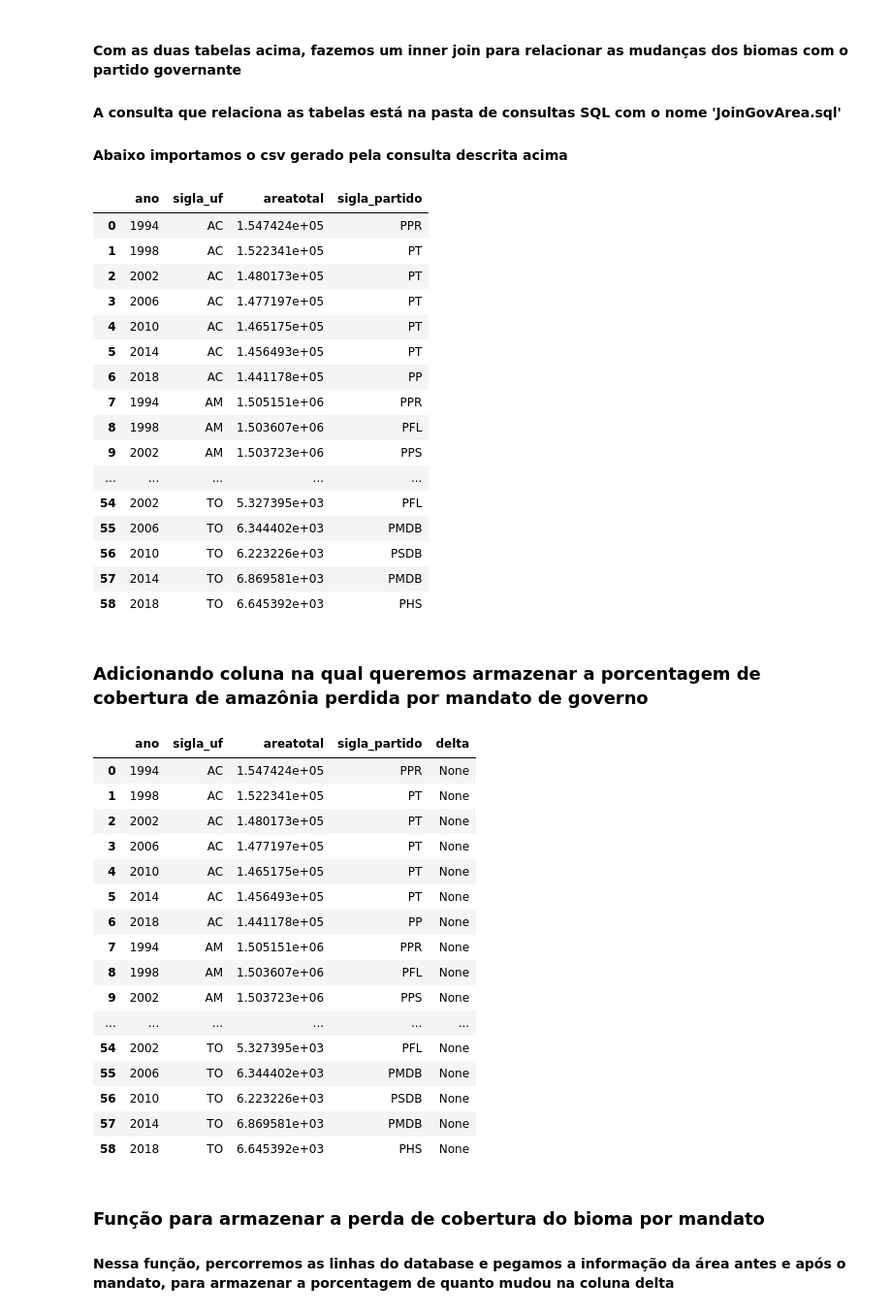
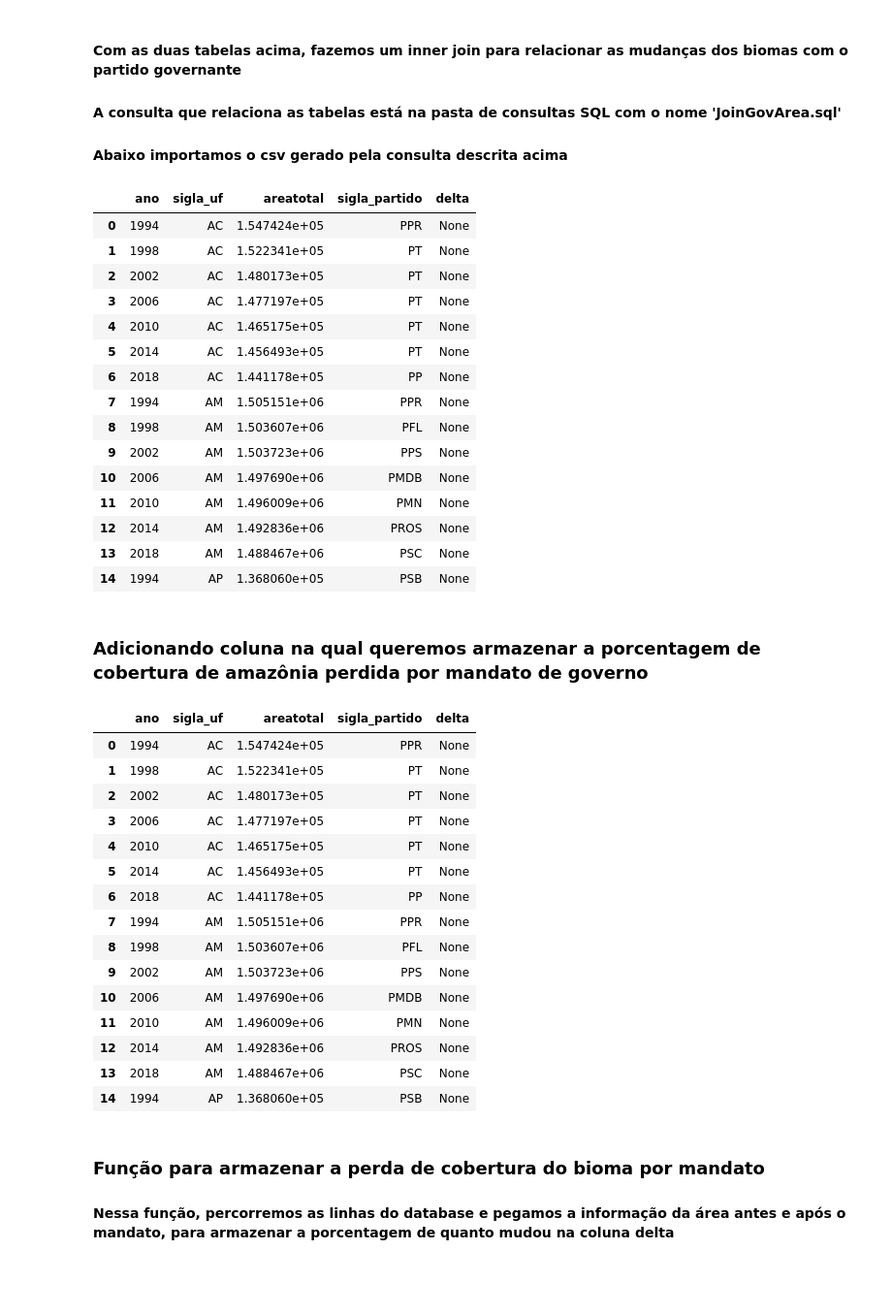
Before and after one commit to marcelo-campa/PS_Analytica, a Jupyter notebook: ProjetoAnalytica.ipynb, the cells around one changed output. Shown: that part at 97% size. Saved outputs shown, nothing was run; the diff lists cells and outputs as text; code cells hidden in the pictures; blank space fills up the shorter version.

```diff
--- a/ProjetoAnalytica.ipynb
+++ b/ProjetoAnalytica.ipynb
@@ -109,31 +108,30 @@ csvCob
 # %%
 lig = pd.read_csv('ConsultasEmCsv/coberturajoinpartidos.csv')
 # %%
-lig
+lig.head(15)
 # %% [output]
-|  | ano | sigla_uf | areatotal | sigla_partido |
-| 0 | 1994 | AC | 1.547424e+05 | PPR |
-| 1 | 1998 | AC | 1.522341e+05 | PT |
-| 2 | 2002 | AC | 1.480173e+05 | PT |
-| 3 | 2006 | AC | 1.477197e+05 | PT |
-| 4 | 2010 | AC | 1.465175e+05 | PT |
-| 5 | 2014 | AC | 1.456493e+05 | PT |
-| 6 | 2018 | AC | 1.441178e+05 | PP |
-| 7 | 1994 | AM | 1.505151e+06 | PPR |
-| 8 | 1998 | AM | 1.503607e+06 | PFL |
-| 9 | 2002 | AM | 1.503723e+06 | PPS |
-| ... | ... | ... | ... | ... |
-| 54 | 2002 | TO | 5.327395e+03 | PFL |
-| 55 | 2006 | TO | 6.344402e+03 | PMDB |
-| 56 | 2010 | TO | 6.223226e+03 | PSDB |
-| 57 | 2014 | TO | 6.869581e+03 | PMDB |
-| 58 | 2018 | TO | 6.645392e+03 | PHS |
+|  | ano | sigla_uf | areatotal | sigla_partido | delta |
+| 0 | 1994 | AC | 1.547424e+05 | PPR | None |
+| 1 | 1998 | AC | 1.522341e+05 | PT | None |
+| 2 | 2002 | AC | 1.480173e+05 | PT | None |
+| 3 | 2006 | AC | 1.477197e+05 | PT | None |
+| 4 | 2010 | AC | 1.465175e+05 | PT | None |
+| 5 | 2014 | AC | 1.456493e+05 | PT | None |
+| 6 | 2018 | AC | 1.441178e+05 | PP | None |
+| 7 | 1994 | AM | 1.505151e+06 | PPR | None |
+| 8 | 1998 | AM | 1.503607e+06 | PFL | None |
+| 9 | 2002 | AM | 1.503723e+06 | PPS | None |
+| 10 | 2006 | AM | 1.497690e+06 | PMDB | None |
+| 11 | 2010 | AM | 1.496009e+06 | PMN | None |
+| 12 | 2014 | AM | 1.492836e+06 | PROS | None |
+| 13 | 2018 | AM | 1.488467e+06 | PSC | None |
+| 14 | 1994 | AP | 1.368060e+05 | PSB | None |
 # %% [markdown]
 <h3> Adicionando coluna na qual queremos armazenar a porcentagem de cobertura de amazônia perdida por mandato de governo
 # %%
 #Usando o pandas, adicionando uma coluna inicialmente vazia
 lig["delta"] = None
-lig
+lig.head(15)
 # %% [output]
 |  | ano | sigla_uf | areatotal | sigla_partido | delta |
 | 0 | 1994 | AC | 1.547424e+05 | PPR | None |
@@ -146,12 +144,11 @@ lig
 | 7 | 1994 | AM | 1.505151e+06 | PPR | None |
 | 8 | 1998 | AM | 1.503607e+06 | PFL | None |
 | 9 | 2002 | AM | 1.503723e+06 | PPS | None |
-| ... | ... | ... | ... | ... | ... |
-| 54 | 2002 | TO | 5.327395e+03 | PFL | None |
-| 55 | 2006 | TO | 6.344402e+03 | PMDB | None |
-| 56 | 2010 | TO | 6.223226e+03 | PSDB | None |
-| 57 | 2014 | TO | 6.869581e+03 | PMDB | None |
-| 58 | 2018 | TO | 6.645392e+03 | PHS | None |
+| 10 | 2006 | AM | 1.497690e+06 | PMDB | None |
+| 11 | 2010 | AM | 1.496009e+06 | PMN | None |
+| 12 | 2014 | AM | 1.492836e+06 | PROS | None |
+| 13 | 2018 | AM | 1.488467e+06 | PSC | None |
+| 14 | 1994 | AP | 1.368060e+05 | PSB | None |
 # %% [markdown]
 <h3>Função para armazenar a perda de cobertura do bioma por mandato
     <h4> Nessa função, percorremos as linhas do database e pegamos a informação da área antes e após o mandato, para armazenar a porcentagem de quanto mudou na coluna delta
```
Also changed, not shown: parts of 18 cells of this notebook.
